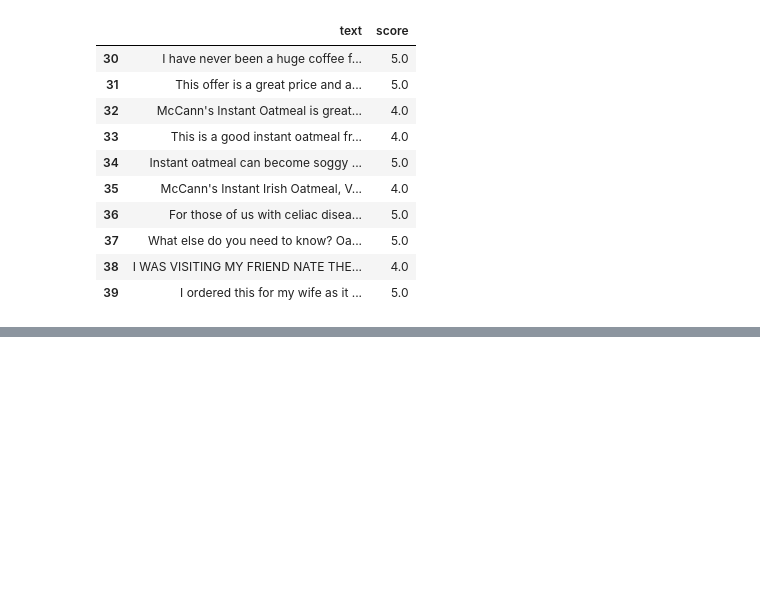
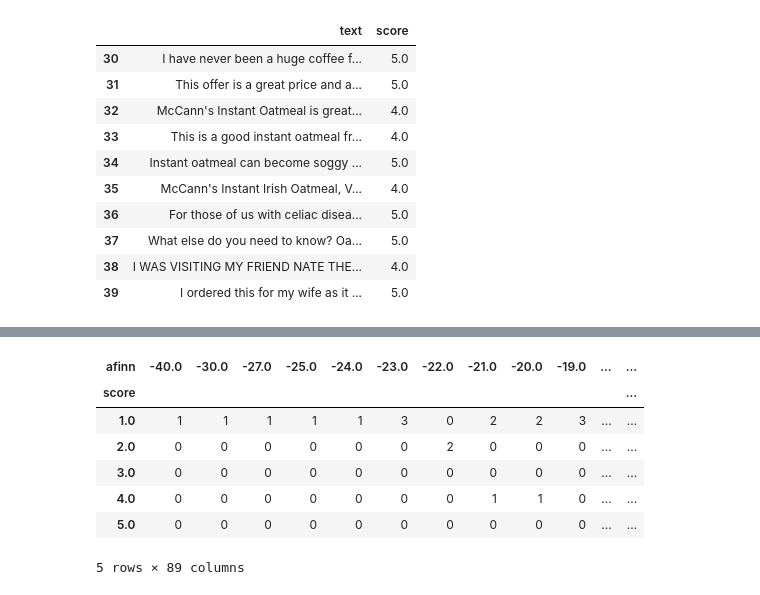
Before and after one commit to MarioAvolio/Amazon-Fine-Foods-reviews-Transformers-Text-Classification, a Jupyter notebook: Sentiment_Analysis_on_Food_Reviews.ipynb, the cells around one changed output, grey strips where cells are left out. Saved outputs shown, nothing was run; the diff lists cells and outputs as text; code cells hidden in the pictures; blank space fills up the shorter version.

```diff
--- a/Sentiment_Analysis_on_Food_Reviews.ipynb
+++ b/Sentiment_Analysis_on_Food_Reviews.ipynb
@@ -105,0 +512,11 @@ df.iloc[30:40]
+# %%
+pd.crosstab(df.score, df.afinn) #confusion matrix
+# %% [output]
+| afinn | -40.0 | -30.0 | -27.0 | -25.0 | -24.0 | -23.0 | -22.0 | -21.0 | -20.0 | -19.0 | ... | ... |
+| score |  |  |  |  |  |  |  |  |  |  |  | ... |
+| 1.0 | 1 | 1 | 1 | 1 | 1 | 3 | 0 | 2 | 2 | 3 | ... | ... |
+| 2.0 | 0 | 0 | 0 | 0 | 0 | 0 | 2 | 0 | 0 | 0 | ... | ... |
+| 3.0 | 0 | 0 | 0 | 0 | 0 | 0 | 0 | 0 | 0 | 0 | ... | ... |
+| 4.0 | 0 | 0 | 0 | 0 | 0 | 0 | 0 | 1 | 1 | 0 | ... | ... |
+| 5.0 | 0 | 0 | 0 | 0 | 0 | 0 | 0 | 0 | 0 | 0 | ... | ... |
+5 rows × 89 columns
```
Also changed, not shown: parts of 56 cells of this notebook.
